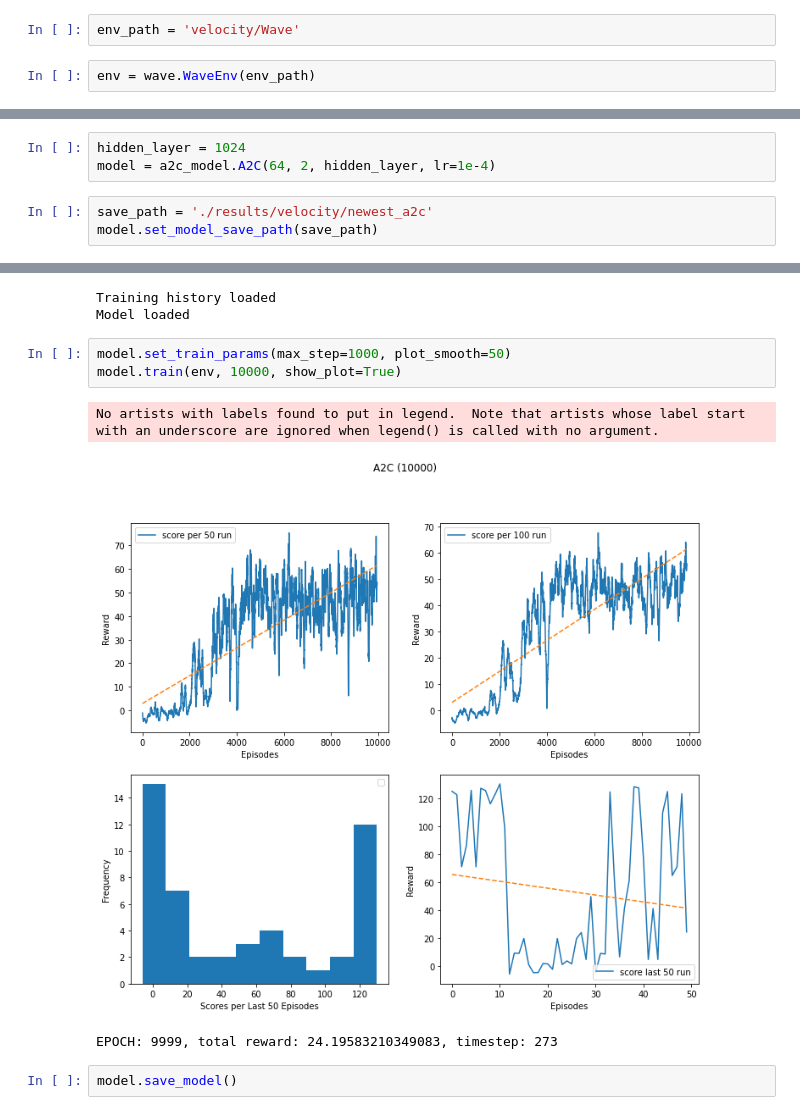
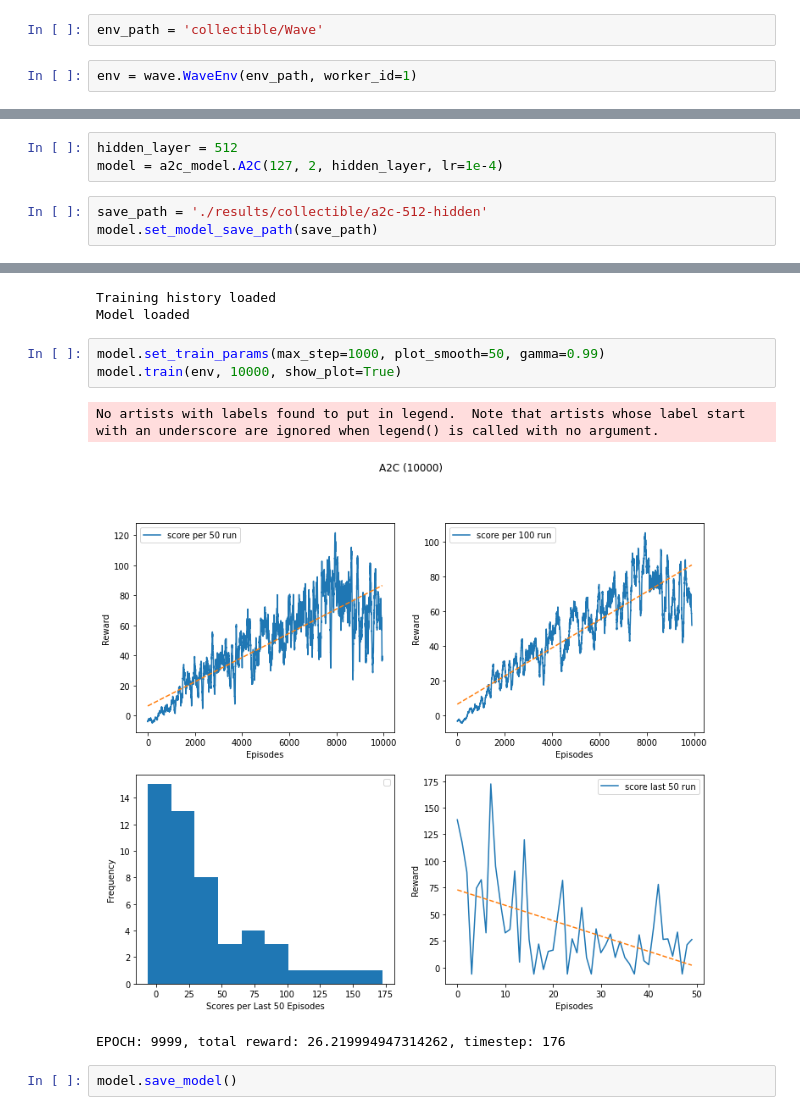
Before and after one commit to teodorus-nathaniel/rl-wave, a Jupyter notebook: a2c.ipynb, the cells around one changed output, grey strips where cells are left out. Saved outputs shown, nothing was run; the diff lists cells and outputs as text.

```diff
--- a/a2c.ipynb
+++ b/a2c.ipynb
@@ -5,16 +5,16 @@ import sys
 import wave
 import a2c_model
 # %%
-env_path = 'velocity/Wave'
+env_path = 'collectible/Wave'
 # %%
-env = wave.WaveEnv(env_path)
+env = wave.WaveEnv(env_path, worker_id=1)
 # %% [output]
 WAVE environment created.
 # %%
-hidden_layer = 1024
-model = a2c_model.A2C(64, 2, hidden_layer, lr=1e-4)
+hidden_layer = 512
+model = a2c_model.A2C(127, 2, hidden_layer, lr=1e-4)
 # %%
-save_path = './results/velocity/newest_a2c'
+save_path = './results/collectible/a2c-512-hidden'
 model.set_model_save_path(save_path)
 # %%
 model.load_model()
@@ -22,12 +22,12 @@ model.load_model()
 Training history loaded
 Model loaded
 # %%
-model.set_train_params(max_step=1000, plot_smooth=50)
+model.set_train_params(max_step=1000, plot_smooth=50, gamma=0.99)
 model.train(env, 10000, show_plot=True)
 # %% [output]
 No artists with labels found to put in legend.  Note that artists whose label start with an underscore are ignored when legend() is called with no argument.
-[figure, old version]
+[figure, new version]
-EPOCH: 9999, total reward: 24.19583210349083, timestep: 273
+EPOCH: 9999, total reward: 26.219994947314262, timestep: 176
 # %%
 model.save_model()
 # %% [output]
```
Also changed, not shown: parts of 2 cells of this notebook, 4 other files.
